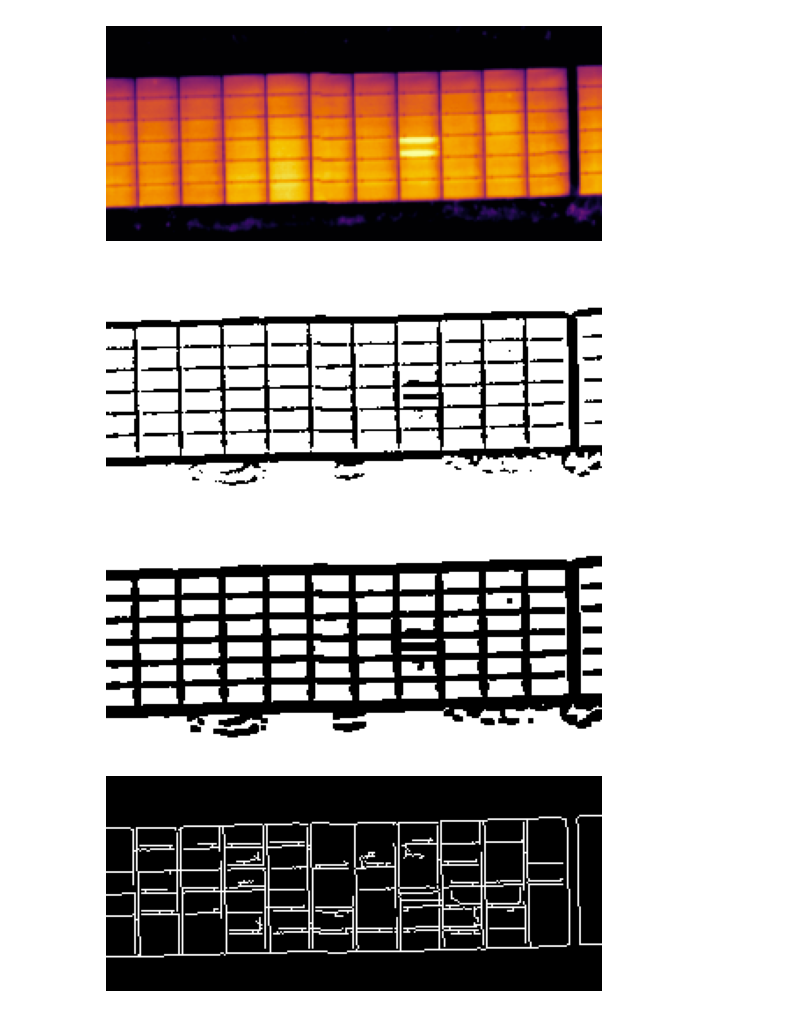
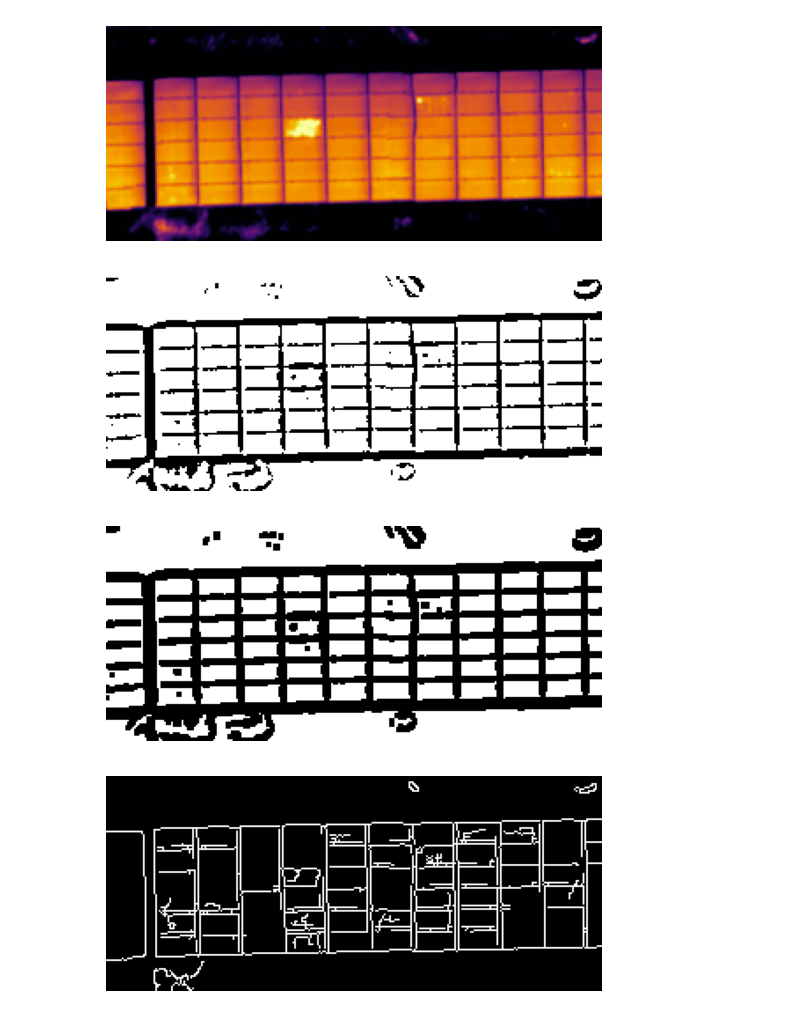
Before and after one commit to theMladyPan/solar-panel-segmentation, a Jupyter notebook: segmentation.ipynb, the cells around one changed output. Drawn from its saved outputs; the diff is of its cells as text; code cells hidden in the pictures.

```diff
--- a/segmentation.ipynb
+++ b/segmentation.ipynb
@@ -1,26 +1,26 @@
 # %%
 %matplotlib inline
 import cv2
 from matplotlib import pyplot as plt
 import numpy as np
 
 # plt.rcParams['figure.figsize'] = [15, 10]
 
 # Load the image using OpenCV
-image_cv = cv2.imread('img/img1.png')
+image_cv = cv2.imread('img/img2.png')
 
 def showimg(img):
     plt.imshow(img, cmap='gray')
     plt.axis('off')
     plt.show()
 
 # Convert the image from BGR to RGB format
 image_cv_rgb = cv2.cvtColor(image_cv, cv2.COLOR_BGR2RGB)
 
 # Display the image using matplotlib to verify it was loaded correctly
 showimg(image_cv_rgb)
 # %% [output]
-[figure, old version]
+[figure, new version]
 # %%
 gray = cv2.cvtColor(image_cv, cv2.COLOR_BGR2GRAY)
 # threshold the image using neighborhood mean
@@ -36,17 +36,17 @@ thresh = cv2.adaptiveThreshold(
 # show the image
 showimg(thresh)
 # %% [output]
-[figure, old version]
+[figure, new version]
 # %%
 erode = cv2.erode(thresh, None, iterations=1)
 showimg(erode)
 # %% [output]
-[figure, old version]
+[figure, new version]
 # %%
 canny = cv2.Canny(gray,0,255)
 showimg(canny)
 # %% [output]
-[figure, old version]
+[figure, new version]
 # %%
 edges = cv2.dilate(canny,None)
 showimg(edges)
```
Also changed, not shown: parts of 3 cells of this notebook, 12 other files.
